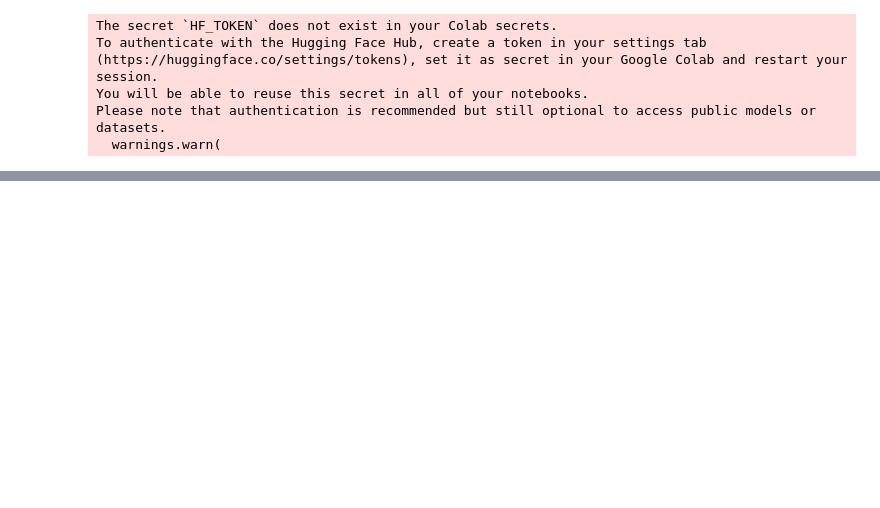
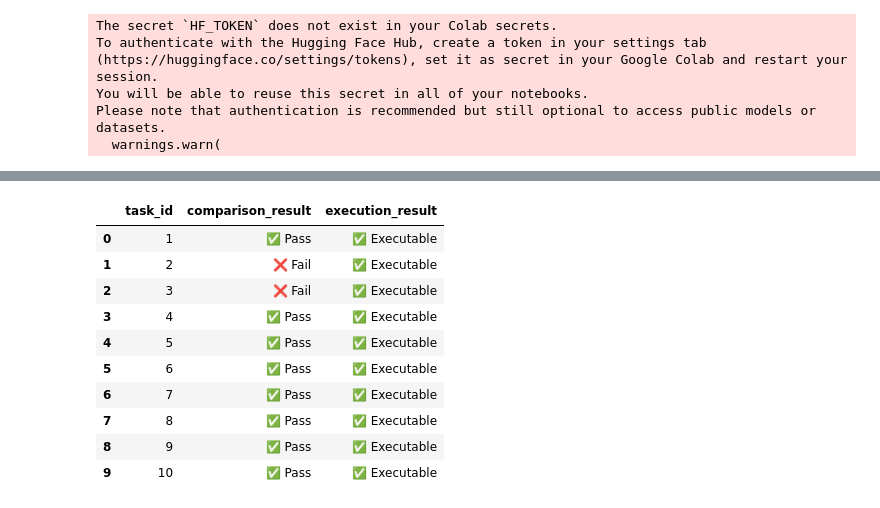
Before and after one commit to salwamohammed23/My_projects, a Jupyter notebook: Code_Generation_using_RAG/LangGraph_Powered_Python_Code_Assistant.ipynb, the cells around one changed output, grey strips where cells are left out. Cells and saved outputs as stored; diff of their text form; code cells hidden in the pictures; blank space fills up the shorter version.

```diff
--- a/Code_Generation_using_RAG/LangGraph_Powered_Python_Code_Assistant.ipynb
+++ b/Code_Generation_using_RAG/LangGraph_Powered_Python_Code_Assistant.ipynb
@@ -292,0 +419,8 @@ Goodbye!
+# %%
+!wget https://raw.githubusercontent.com/google-research/google-research/master/mbpp/mbpp.jsonl
+
+
+#get data from mbpp.jsonl
+with open("mbpp.jsonl", "r") as f:
+    mbpp_data = [json.loads(line) for line in f]
+test_data = mbpp_data[:10]
@@ -292,0 +438,5 @@ Goodbye!
+# %%
+import pandas as pd
+
+df = pd.DataFrame(test_data)
+df.head()
@@ -292,0 +450,2 @@ Goodbye!
+# %%
+extracted_test_data = df[['task_id', 'text', 'code']]
@@ -292,0 +529,2 @@ Goodbye!
+# %%
+results=evaluate_with_llama(extracted_test_data)
@@ -292,0 +702,14 @@ Goodbye!
+# %%
+display(results)
+# %% [output]
+|  | task_id | comparison_result | execution_result |
+| 0 | 1 | ✅ Pass | ✅ Executable |
+| 1 | 2 | ❌ Fail | ✅ Executable |
+| 2 | 3 | ❌ Fail | ✅ Executable |
+| 3 | 4 | ✅ Pass | ✅ Executable |
+| 4 | 5 | ✅ Pass | ✅ Executable |
+| 5 | 6 | ✅ Pass | ✅ Executable |
+| 6 | 7 | ✅ Pass | ✅ Executable |
+| 7 | 8 | ✅ Pass | ✅ Executable |
+| 8 | 9 | ✅ Pass | ✅ Executable |
+| 9 | 10 | ✅ Pass | ✅ Executable |
```
Also changed, not shown: parts of 21 cells of this notebook.
